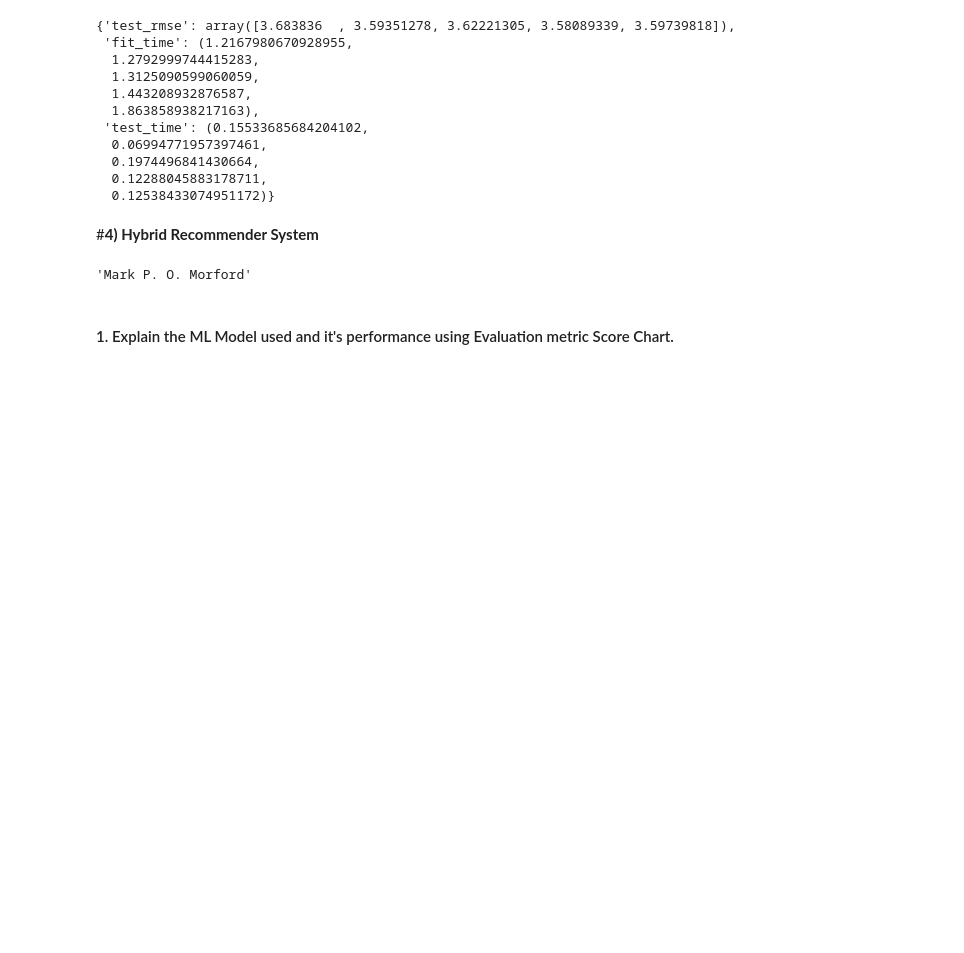
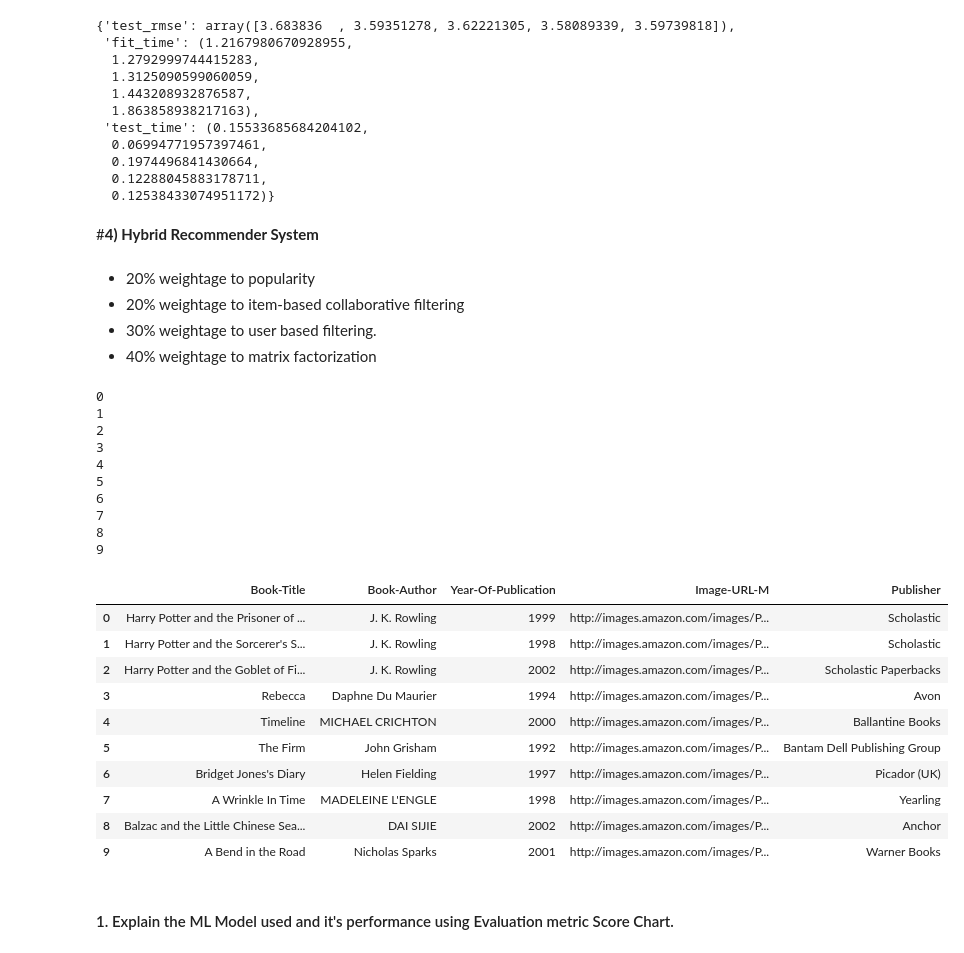
Before and after one commit to Pratik94229/Book-Recommendation-System, a Jupyter notebook: Books_Recommendation_System.ipynb, the cells around one changed output. Saved outputs shown, nothing was run; the diff lists cells and outputs as text; code cells hidden in the pictures; blank space fills up the shorter version.

Commit message:
Hybrid recommender system

```diff
--- a/Books_Recommendation_System.ipynb
+++ b/Books_Recommendation_System.ipynb
@@ -967,10 +967,10 @@ xp_readers_index = xp_readers[xp_readers].index
 filtered_xp_users = merged_dataset[merged_dataset['User-ID'].isin(xp_readers_index)]
 # %%
 #Filtering all the books which have got atleast 50 ratings
-popular_books = filtered_xp_users.groupby('Book-Title').count()['Book-Rating']>=50
+rated_books = filtered_xp_users.groupby('Book-Title').count()['Book-Rating']>=50
 
 #Index of all the books who have got atleast 50 ratings
-popular_books_index= popular_books[popular_books].index
+popular_books_index= rated_books[rated_books].index
 
 #Filtering all books in dataframe
 final_filtered_df = filtered_xp_users[filtered_xp_users['Book-Title'].isin(popular_books_index)]
@@ -1924,7 +1924,3 @@ Test time         0.16    0.07    0.20    0.12    0.13    0.13    0.04
   0.12538433074951172)}
 # %% [markdown]
 #<b>4) Hybrid Recommender System
-# %%
-books_df[books_df['Book-Title']=='Classical Mythology']['Book-Author'].unique()[0]
-# %% [output]
-'Mark P. O. Morford'
@@ -1952,3 +1927,69 @@ def Hybrid_recommender(user_id,book_name,popular_books):
+# %% [markdown]
+ * 20% weightage to popularity
+ * 20% weightage to item-based collaborative filtering
+ * 30% weightage to user based filtering.
+ * 40% weightage to matrix factorization
+# %%
+def Hybrid_recommender(user_id,book_name,popular_books,df):
+  #finding author of the book
+  author=books_df[books_df['Book-Title']==book_name]['Book-Author'].unique()[0]
+
+  #filtered popular books
+  result=popular_books[~(popular_books['Book-Title']==book_name)].head(2)
+
+  #popular books based on similar author
+  filter_author_books=result[result['Book-Author']==author].head(2)
+
+  #concating two dataframe(20% weight to both)
+  result = pd.concat([result,filter_author_books], ignore_index=True).drop_duplicates('Book-Title')
+
+
+  #using item based collaborative filtering(20% weight)
+  recom_df=Item_based_recomm(book_pivot,book_name)
+  recom_df=recom_df.head(2)
+
+
+  #concating two dataframe
+  result = pd.concat([result,recom_df], ignore_index=True).drop_duplicates('Book-Title')
+
+  #using user based filtering(30% weight)
+  user_df=topNRecommendations(user_id,3)
+
+
+  #concating two dataframe
+  result = pd.concat([result,user_df], ignore_index=True).drop_duplicates('Book-Title')
+
+  #using matrix factorization(40% weight)
+  matrix_df=matrix_fac_recommendation(user_id)
+  matrix_df=matrix_df.head(4)
+
+  #concating two dataframe
+  result = pd.concat([result, matrix_df], ignore_index=True).drop_duplicates('Book-Title')
+  return result[['Book-Title','Book-Author','Year-Of-Publication','Image-URL-M','Publisher']].head(10)
+# %%
+Hybrid_recommender(2766,'Harry Potter and the Goblet of Fire (Book 4)',popular_books,df)
+# %% [output]
+0
+1
+2
+3
+4
+5
+6
+7
+8
+9
+|  | Book-Title | Book-Author | Year-Of-Publication | Image-URL-M | Publisher |
+| 0 | Harry Potter and the Prisoner of ... | J. K. Rowling | 1999 | http://images.amazon.com/images/P... | Scholastic |
+| 1 | Harry Potter and the Sorcerer's S... | J. K. Rowling | 1998 | http://images.amazon.com/images/P... | Scholastic |
+| 2 | Harry Potter and the Goblet of Fi... | J. K. Rowling | 2002 | http://images.amazon.com/images/P... | Scholastic Paperbacks |
+| 3 | Rebecca | Daphne Du Maurier | 1994 | http://images.amazon.com/images/P... | Avon |
+| 4 | Timeline | MICHAEL CRICHTON | 2000 | http://images.amazon.com/images/P... | Ballantine Books |
+| 5 | The Firm | John Grisham | 1992 | http://images.amazon.com/images/P... | Bantam Dell Publishing Group |
+| 6 | Bridget Jones's Diary | Helen Fielding | 1997 | http://images.amazon.com/images/P... | Picador (UK) |
+| 7 | A Wrinkle In Time | MADELEINE L'ENGLE | 1998 | http://images.amazon.com/images/P... | Yearling |
+| 8 | Balzac and the Little Chinese Sea... | DAI SIJIE | 2002 | http://images.amazon.com/images/P... | Anchor |
+| 9 | A Bend in the Road | Nicholas Sparks | 2001 | http://images.amazon.com/images/P... | Warner Books |
 # %% [markdown]
 #### 1. Explain the ML Model used and it's performance using Evaluation metric Score Chart.
 # %%
```
Also changed, not shown: parts of 2 cells of this notebook.
